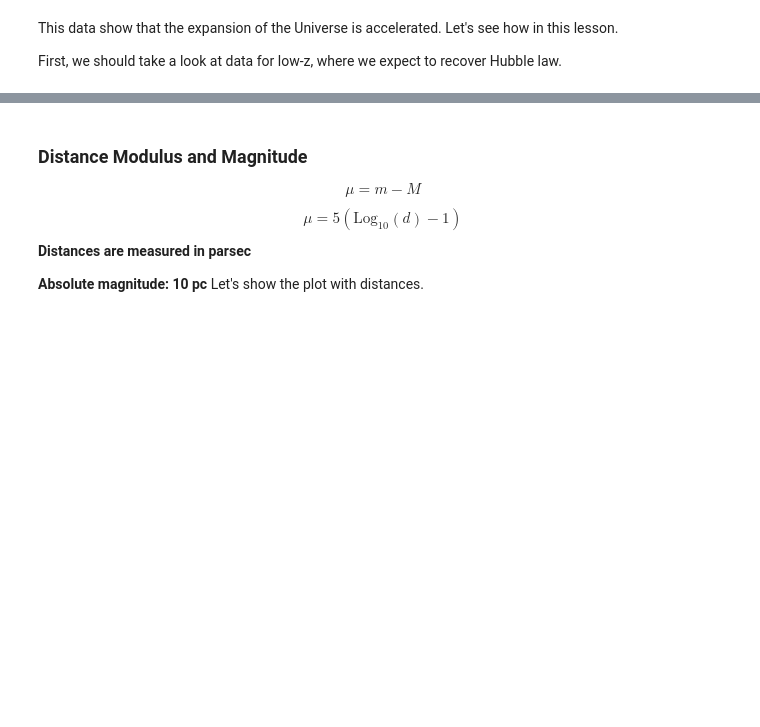
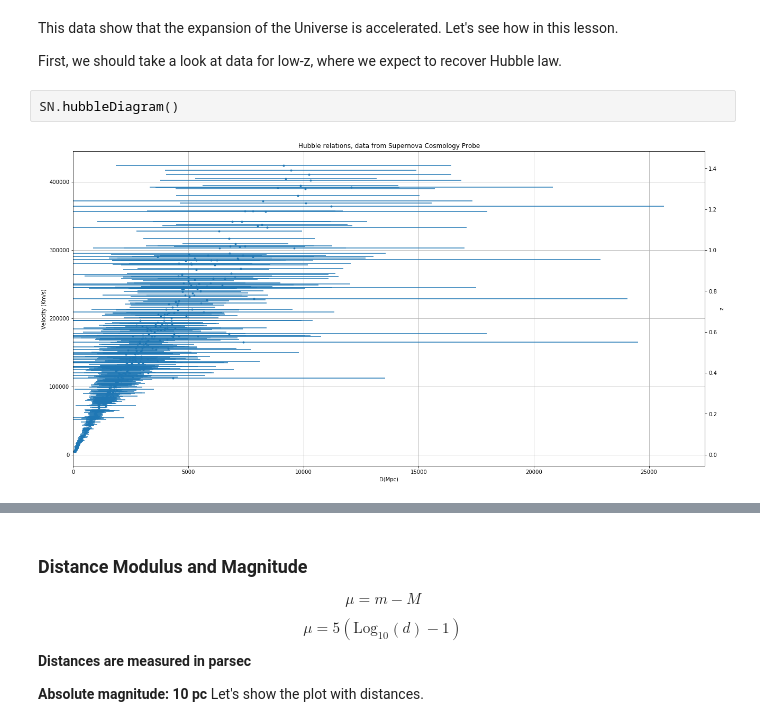
Before and after one commit to lbarosi/BINGO-Hackaton, a Jupyter notebook: Lessons/Lesson4.ipynb, the cells around one changed output, grey strips where cells are left out. Drawn from its saved outputs; the diff is of its cells as text; blank space fills up the shorter version.

```diff
--- a/Lessons/Lesson4.ipynb
+++ b/Lessons/Lesson4.ipynb
@@ -34,6 +34,10 @@ SN.plotDataToZ()
 This data show that the expansion of the Universe is accelerated. Let's see how in this lesson.
 
 First, we should take a look at data for low-z, where we expect to recover Hubble law.
+# %%
+SN.hubbleDiagram()
+# %% [output]
+[figure, added]
 # %%
 SN.plotDataToZ(0.2)
 # %% [output]
```
Also changed, not shown: parts of 3 cells of this notebook, 8 other files.
